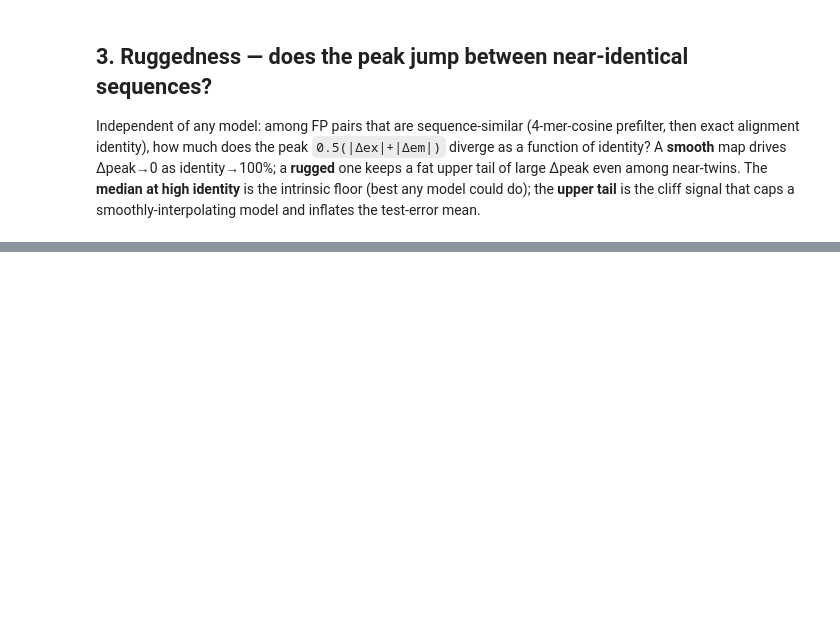
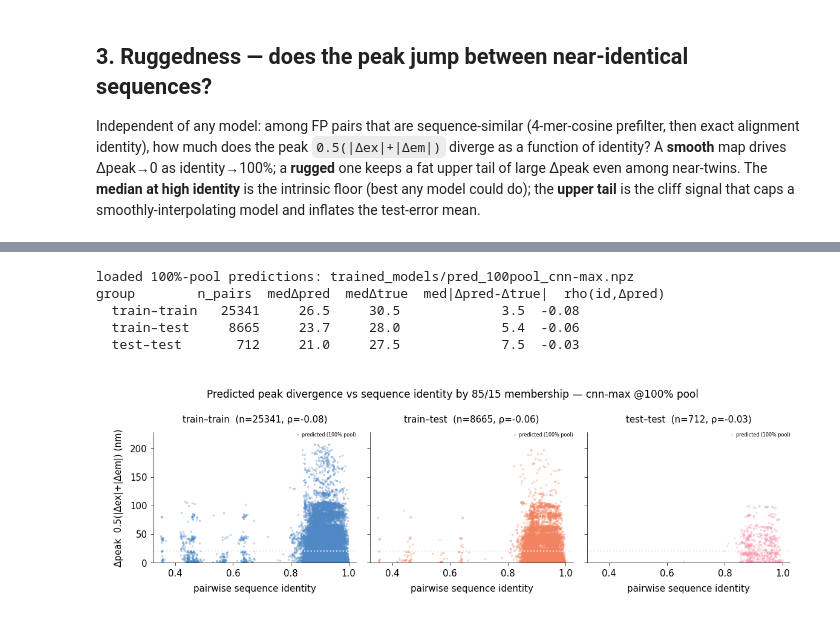
Before and after one commit to Arcadia-Science/FPguide, a Jupyter notebook: peak_design/learning_curve.ipynb, the cells around one changed output, grey strips where cells are left out. Drawn from its saved outputs; the diff is of its cells as text; code cells hidden in the pictures; blank space fills up the shorter version.

Commit message:
quantified ruggedness  in data vs model

```diff
--- a/peak_design/learning_curve.ipynb
+++ b/peak_design/learning_curve.ipynb
@@ -45,15 +45,18 @@ def test_mae(net,idx):
         for Hb,mk,b in batches(idx): ps.append(net(Hb,mk).cpu().numpy())
     P=np.concatenate(ps); T=peaks[idx]
     return 0.5*(np.abs(P[:,0]-T[:,0]).mean()+np.abs(P[:,1]-T[:,1]).mean())
-def train_eval(pool, tr_idx, te_idx, seed):
+def train_eval(pool, tr_idx, te_idx, seed, save_path=None):
     torch.manual_seed(seed); rng=np.random.default_rng(100+seed)
     mean=peaks[tr_idx].mean(0); std=peaks[tr_idx].std(0)+1e-6; sd=torch.tensor(std,device=dev)
-    net=pm.wrap(pm.build_base(dict(arch="cnn",pool=pool,conv_ch=128,k=5,hidden=256,nl=2),dev,drop=0.2),mean,std,dev)
+    spec=dict(arch="cnn",pool=pool,conv_ch=128,k=5,hidden=256,nl=2)
+    net=pm.wrap(pm.build_base(spec,dev,drop=0.2),mean,std,dev)
     opt=torch.optim.Adam(net.parameters(),1e-3,weight_decay=1e-4)
     for ep in range(80):
         net.train()
         for Hb,mk,b in batches(tr_idx,shuffle=True,rng=rng):
             opt.zero_grad(); (((net(Hb,mk)-Pk[torch.as_tensor(b,device=dev)])/sd)**2).mean().backward(); opt.step()
+    if save_path is not None:                                    # cache the trained base net (+ scaler stats)
+        pm.save_model(save_path, net.base, dict(spec, drop=0.2, mean=mean, std=std, n_train=len(tr_idx), seed=seed))
     return test_mae(net,te_idx), test_mae(net,tr_idx)
 # %% [output]
 Warning: The fonts were not found. The default matplotlib fonts will be used instead. To install the fonts, visit https://fonts.google.com/specimen/Atkinson+Hyperlegible+Next and https://fonts.google. ...
@@ -179,0 +212,57 @@ top cliffs (id>=0.90, Δ>=30 nm; 10124 total):
+# %%
+from scipy.stats import spearmanr
+# reload the §1 learning-curve model trained on 100% of the 85% pool (cnn-max, seed 0) — top point of the curve
+FULL_ARCH="max"; FULL_SEED=0
+LC_MODEL=lc_model_path(FULL_ARCH,1.0,FULL_SEED)                   # trained_models/lc_models/cnn-max_p100_s0.pt
+PRED100_CACHE=f"trained_models/pred_100pool_cnn-{FULL_ARCH}.npz"  # per-FP peak predictions of that model
+def _predict_all(net):
+    net.eval(); ps=[]
+    with torch.no_grad():
+        for Hb,mk,b in batches(np.arange(N)): ps.append(net(Hb,mk).cpu().numpy())
+    return np.concatenate(ps)
+if os.path.exists(PRED100_CACHE):
+    P100=np.load(PRED100_CACHE)["P"]
+    print(f"loaded 100%-pool predictions: {PRED100_CACHE}")
+else:
+    if not os.path.exists(LC_MODEL):                             # §1 sweep not run yet -> train just this one fit
+        sub=np.random.default_rng(FULL_SEED).choice(POOL, len(POOL), replace=False)
+        train_eval(FULL_ARCH, sub, TEST, FULL_SEED, save_path=LC_MODEL)
+        print(f"§1 checkpoint missing -> trained cnn-{FULL_ARCH} on 100% pool (n_train={len(POOL)})")
+    base,ck=pm.load_model(LC_MODEL, dev); net=pm.wrap(base, ck["mean"], ck["std"], dev)
+    P100=_predict_all(net); np.savez(PRED100_CACHE, P=P100)
+    print(f"reloaded §1 model {LC_MODEL} (n_train={ck.get('n_train')}) and cached predictions: {PRED100_CACHE}")
+
+# identity-aligned pairs (similarity) from §3, predicted vs true peak distance
+GT_CACHE="trained_models/similarity_deltapeak_truth.npz"
+_gt=np.load(GT_CACHE); Ai,Bi,pid,dpk=_gt["Ai"],_gt["Bi"],_gt["pid"],_gt["dpk"]
+dp_pred=0.5*(np.abs(P100[Ai,0]-P100[Bi,0])+np.abs(P100[Ai,1]-P100[Bi,1]))
+is_test=np.zeros(N,bool); is_test[TEST]=True
+groups={"train–train":(~is_test[Ai])&(~is_test[Bi]),
+        "train–test":(is_test[Ai]^is_test[Bi]),
+        "test–test":(is_test[Ai])&(is_test[Bi])}
+GCOL={"train–train":C("aegean"),"train–test":C("amber"),"test–test":C("rose")}
+be=np.linspace(0.6,1.0,9); ct=0.5*(be[:-1]+be[1:]); ymax=float(max(dpk.max(),dp_pred.max()))*1.05
+fig,axes=plt.subplots(1,3,figsize=(16,5),sharex=True,sharey=True)
+print("group        n_pairs  medΔpred  medΔtrue  med|Δpred-Δtrue|  rho(id,Δpred)")
+for ax,(name,m) in zip(axes,groups.items()):
+    idx=np.where(m)[0]
+    rho=spearmanr(pid[idx],dp_pred[idx])[0] if len(idx)>2 else np.nan
+    err=np.median(np.abs(dp_pred[idx]-dpk[idx])) if len(idx) else np.nan
+    print(f"  {name:11} {len(idx):7d}  {np.median(dp_pred[idx]):7.1f}  {np.median(dpk[idx]):7.1f}  {err:14.1f}  {rho:.2f}")
+    #ax.scatter(pid[idx],dpk[idx],s=10,alpha=0.12,color=C("gray"),label="ground truth")
+    ax.scatter(pid[idx],dp_pred[idx],s=12,alpha=0.35,color=GCOL[name],label="predicted (100% pool)")
+    mdp=[np.median(dp_pred[idx][(pid[idx]>=be[i])&(pid[idx]<be[i+1])]) if ((pid[idx]>=be[i])&(pid[idx]<be[i+1])).any() else np.nan for i in range(8)]
+    #ax.plot(ct,mdp,"-o",color=GCOL[name],lw=2)
+    ax.axhline(20,ls=":",color=C("gray"))
+    ax.set_xlabel("pairwise sequence identity"); ax.set_ylim(0,ymax)
+    ax.set_title(f"{name}  (n={len(idx)}, ρ={rho:.2f})"); ax.legend(fontsize=8)
+axes[0].set_ylabel("Δpeak  0.5(|Δex|+|Δem|) (nm)")
+plt.suptitle(f"Predicted peak divergence vs sequence identity by 85/15 membership — cnn-{FULL_ARCH} @100% pool")
+plt.tight_layout(); fig.savefig("trained_models/pairsim_by_split_100pool.png",dpi=130,bbox_inches="tight"); plt.show()
+# %% [output]
+loaded 100%-pool predictions: trained_models/pred_100pool_cnn-max.npz
+group        n_pairs  medΔpred  medΔtrue  med|Δpred-Δtrue|  rho(id,Δpred)
+  train–train   25341     26.5     30.5             3.5  -0.08
+  train–test     8665     23.7     28.0             5.4  -0.06
+  test–test       712     21.0     27.5             7.5  -0.03
+[figure, added]
```
Also changed, not shown: parts of 5 cells of this notebook.
